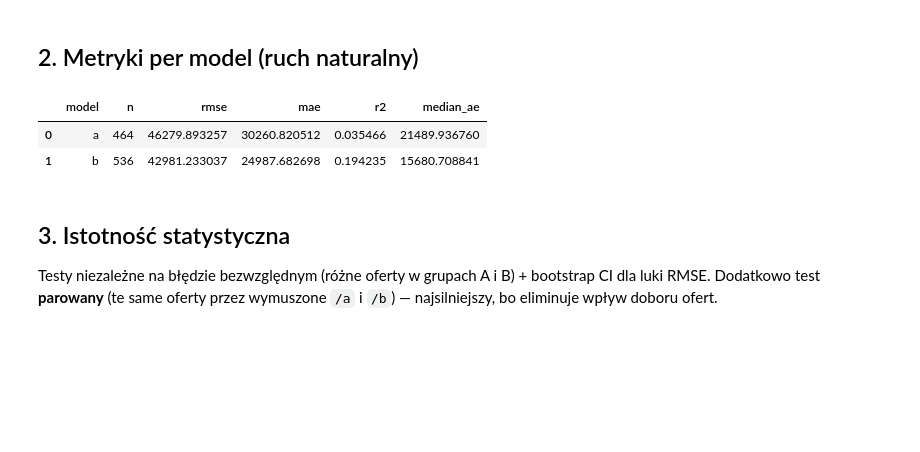
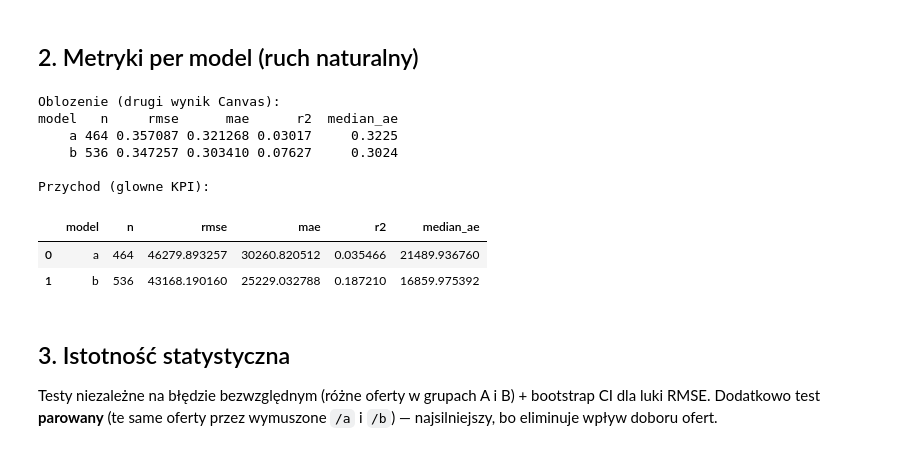
Before and after one commit to The-Szponters/Nocarz-Location-Intelligence, a Jupyter notebook: notebooks/03_ab_evaluation.ipynb, the cells around one changed output. Drawn from its saved outputs; the diff is of its cells as text; code cells hidden in the pictures; blank space fills up the shorter version.

```diff
--- a/notebooks/03_ab_evaluation.ipynb
+++ b/notebooks/03_ab_evaluation.ipynb
@@ -41,11 +41,21 @@ Name: model_version, dtype: object
 # %% [markdown]
 ## 2. Metryki per model (ruch naturalny)
 # %%
-metrics = ab.per_model_metrics(nat); metrics
+metrics = ab.per_model_metrics(nat, ab.REVENUE)
+occ_metrics = ab.per_model_metrics(nat, ab.OCCUPANCY)
+print('Oblozenie (drugi wynik Canvas):'); print(occ_metrics.to_string(index=False))
+print('\nPrzychod (glowne KPI):')
+metrics
 # %% [output]
+Oblozenie (drugi wynik Canvas):
+model   n     rmse      mae      r2  median_ae
+    a 464 0.357087 0.321268 0.03017     0.3225
+    b 536 0.347257 0.303410 0.07627     0.3024
+
+Przychod (glowne KPI):
 |  | model | n | rmse | mae | r2 | median_ae |
 | 0 | a | 464 | 46279.893257 | 30260.820512 | 0.035466 | 21489.936760 |
-| 1 | b | 536 | 42981.233037 | 24987.682698 | 0.194235 | 15680.708841 |
+| 1 | b | 536 | 43168.190160 | 25229.032788 | 0.187210 | 16859.975392 |
 # %% [markdown]
 ## 3. Istotność statystyczna
 Testy niezależne na błędzie bezwzględnym (różne oferty w grupach A i B) + bootstrap CI dla luki RMSE. Dodatkowo test **parowany** (te same oferty przez wymuszone `/a` i `/b`) — najsilniejszy, bo eliminuje wpływ doboru ofert.
```
Also changed, not shown: parts of 4 cells of this notebook, 24 other files.
